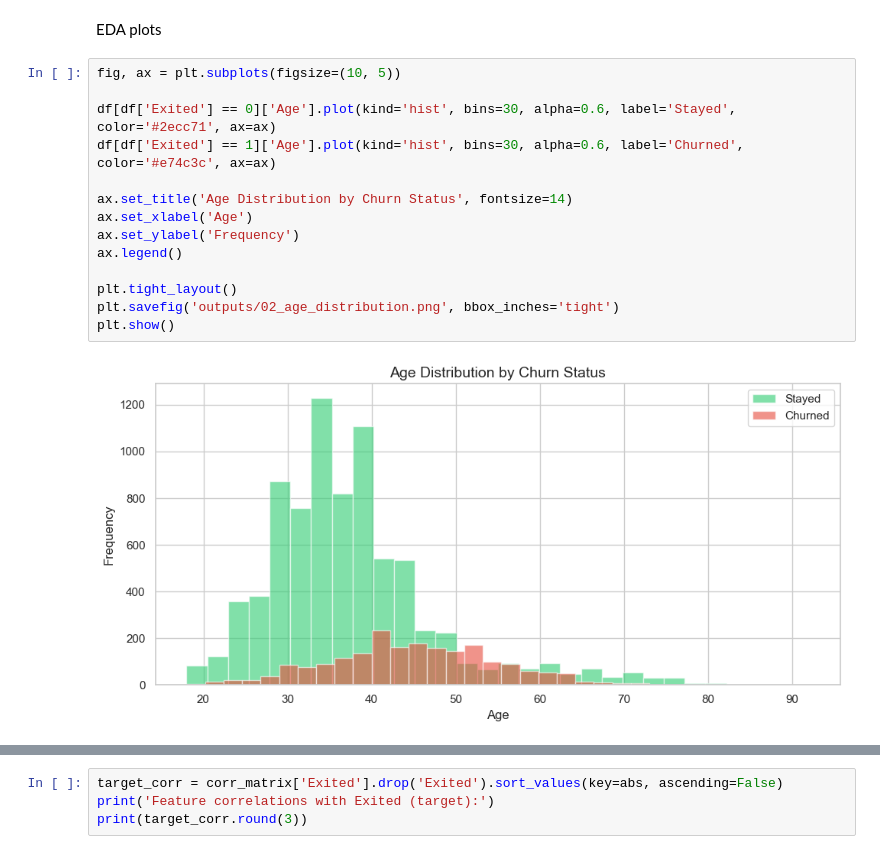
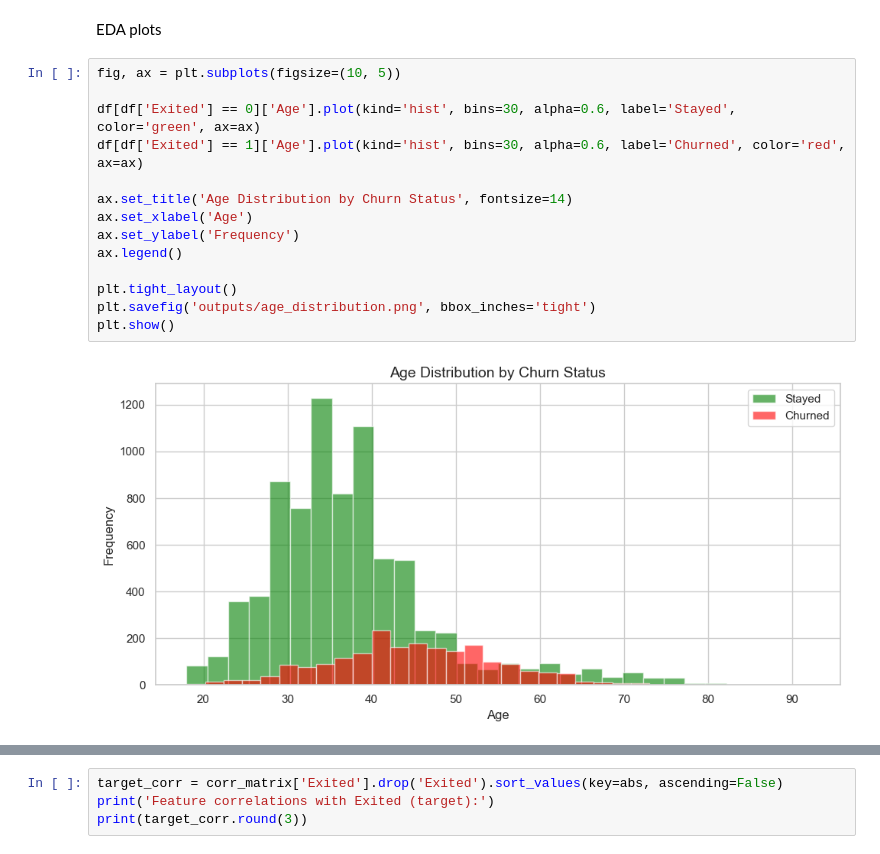
Before and after one commit to azanito/churn-prediction, a Jupyter notebook: churn_analysis.ipynb, the cells around one changed output, grey strips where cells are left out. Saved outputs shown, nothing was run; the diff lists cells and outputs as text.

```diff
--- a/churn_analysis.ipynb
+++ b/churn_analysis.ipynb
@@ -102,16 +102,16 @@ EDA plots
 # %%
 fig, ax = plt.subplots(figsize=(10, 5))
 
-df[df['Exited'] == 0]['Age'].plot(kind='hist', bins=30, alpha=0.6, label='Stayed', color='#2ecc71', ax=ax)
-df[df['Exited'] == 1]['Age'].plot(kind='hist', bins=30, alpha=0.6, label='Churned', color='#e74c3c', ax=ax)
+df[df['Exited'] == 0]['Age'].plot(kind='hist', bins=30, alpha=0.6, label='Stayed', color='green', ax=ax)
+df[df['Exited'] == 1]['Age'].plot(kind='hist', bins=30, alpha=0.6, label='Churned', color='red', ax=ax)
 
 ax.set_title('Age Distribution by Churn Status', fontsize=14)
 ax.set_xlabel('Age')
 ax.set_ylabel('Frequency')
 ax.legend()
 
 plt.tight_layout()
-plt.savefig('outputs/02_age_distribution.png', bbox_inches='tight')
+plt.savefig('outputs/age_distribution.png', bbox_inches='tight')
 plt.show()
 # %% [output]
-[figure, old version]
+[figure, new version]
```
Also changed, not shown: parts of 7 cells of this notebook.
